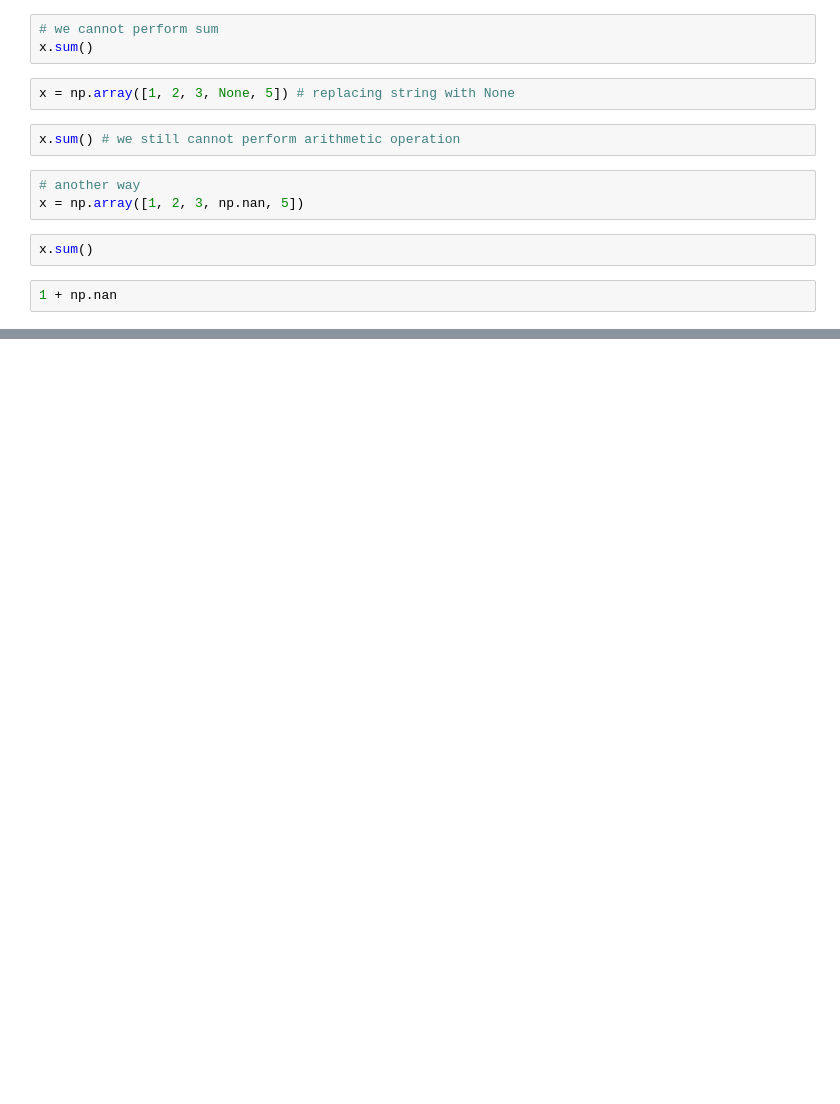
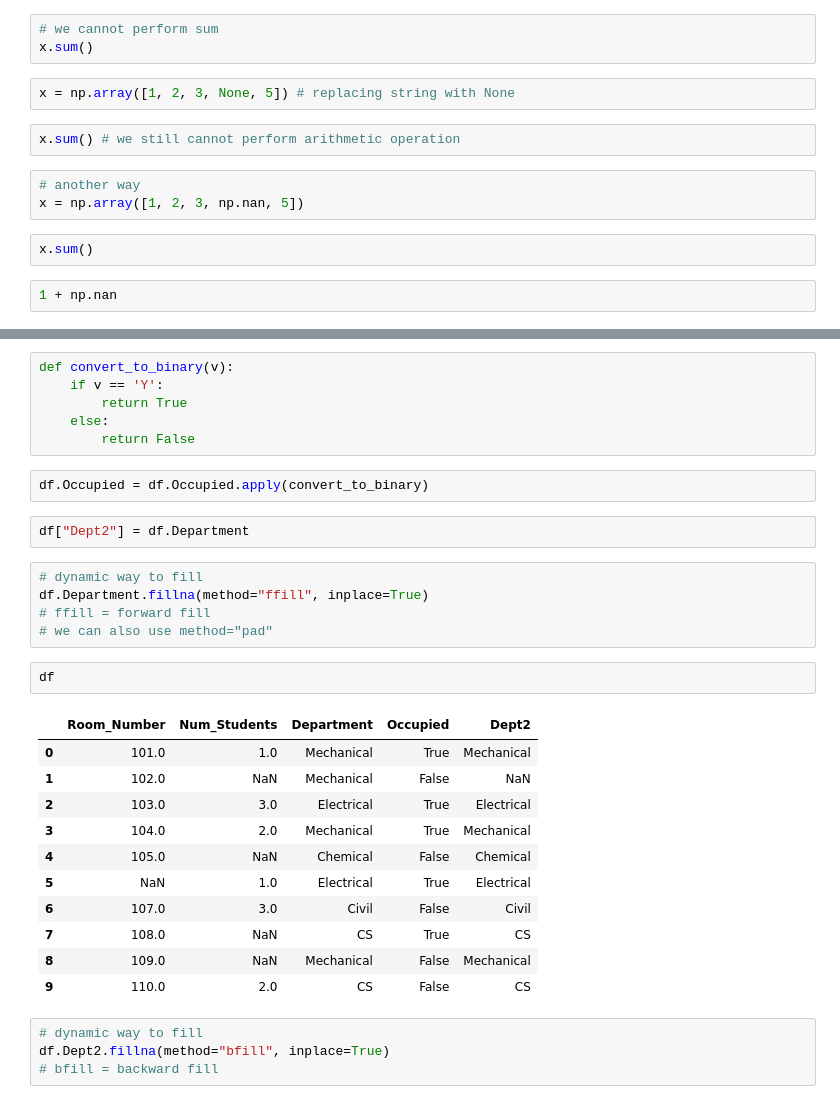
Before and after one commit to Shailesh0209/x_DataScience-PadhaiOne, a Jupyter notebook: Handling_Misssing_Data.ipynb, the cells around one changed output, grey strips where cells are left out. Saved outputs shown, nothing was run; the diff lists cells and outputs as text; blank space fills up the shorter version.

```diff
--- a/Handling_Misssing_Data.ipynb
+++ b/Handling_Misssing_Data.ipynb
@@ -33,0 +256,33 @@ x.sum()
+# %%
+def convert_to_binary(v):
+    if v == 'Y':
+        return True
+    else:
+        return False
+# %%
+df.Occupied = df.Occupied.apply(convert_to_binary)
+# %%
+df["Dept2"] = df.Department
+# %%
+# dynamic way to fill
+df.Department.fillna(method="ffill", inplace=True)
+# ffill = forward fill
+# we can also use method="pad"
+# %%
+df
+# %% [output]
+|  | Room_Number | Num_Students | Department | Occupied | Dept2 |
+| 0 | 101.0 | 1.0 | Mechanical | True | Mechanical |
+| 1 | 102.0 | NaN | Mechanical | False | NaN |
+| 2 | 103.0 | 3.0 | Electrical | True | Electrical |
+| 3 | 104.0 | 2.0 | Mechanical | True | Mechanical |
+| 4 | 105.0 | NaN | Chemical | False | Chemical |
+| 5 | NaN | 1.0 | Electrical | True | Electrical |
+| 6 | 107.0 | 3.0 | Civil | False | Civil |
+| 7 | 108.0 | NaN | CS | True | CS |
+| 8 | 109.0 | NaN | Mechanical | False | Mechanical |
+| 9 | 110.0 | 2.0 | CS | False | CS |
+# %%
+# dynamic way to fill
+df.Dept2.fillna(method="bfill", inplace=True)
+# bfill = backward fill
```
Also changed, not shown: parts of 40 cells of this notebook.
